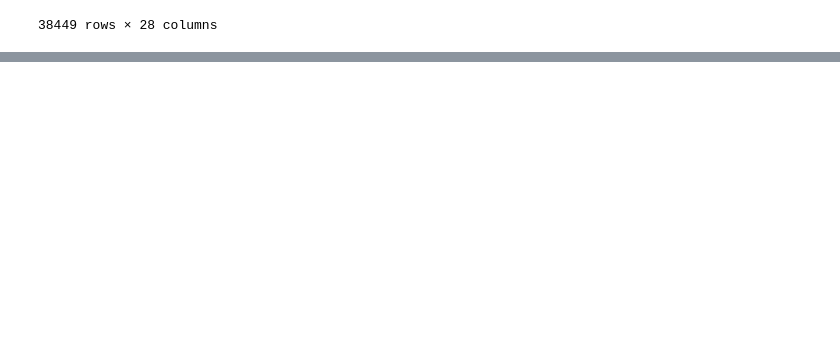
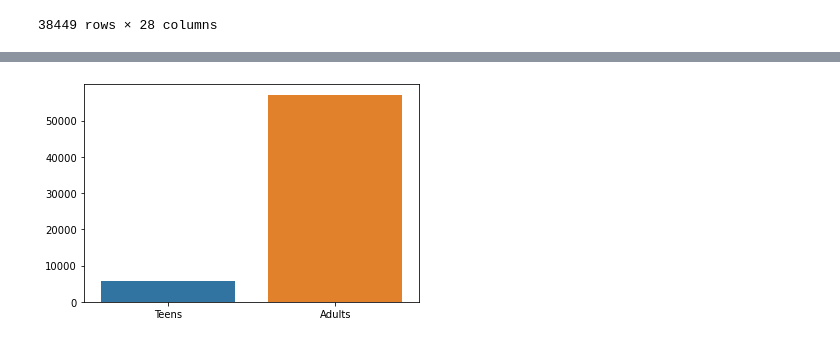
Before and after one commit to nvenkate-cyber/gun_shootings.github.io, a Jupyter notebook: Gun-Violence.ipynb, the cells around one changed output, grey strips where cells are left out. Drawn from its saved outputs; the diff is of its cells as text; code cells hidden in the pictures; blank space fills up the shorter version.

Commit message:
adding suspect barplot

```diff
--- a/Gun-Violence.ipynb
+++ b/Gun-Violence.ipynb
@@ -40,6 +41,7 @@ df
 | 225874 | 1019212 | 2017-12-31 | Kentucky | Robards | 11000 block of US 41 | 0 | 1 | http://www.gunviolencearchive.org... | http://www.14news.com/story/37398... | ... |
 61401 rows × 28 columns
 # %%
+# removing nan rows from participant_age column
 df_age = df.dropna(subset =['participant_age'])
 
 def splitting(x):
@@ -50,7 +52,18 @@ def splitting(x):
         dict[int(y[0])] = int(y[1])
     return dict
 
+def splitting_group(x):
+    x = str(x).split('||')
+    dict = {}
+    for y in x:
+        y = y.split("::")
+        if len(y) == 2:
+            dict[int(y[0])] = y[1]
+    return dict
+
 df_age['participant_age'] = df_age['participant_age'].apply(splitting)
+df_age['participant_age_group'] = df_age['participant_age_group'].apply(splitting_group)
+df_age['participant_type'] = df_age['participant_type'].apply(splitting_group)
 # %% [output]
 A value is trying to be set on a copy of a slice from a DataFrame.
 Try using .loc[row_indexer,col_indexer] = value instead
@@ -218,0 +317,10 @@ df_populations.head(10)
+# %%
+# barplot of number of suspects per age group
+plt.figure()
+
+total_teens = df_age.loc[:, 'suspect_teens'].sum()
+total_adults = df_age.loc[:, 'suspect_adults'].sum()
+sns.barplot(x=['Teens', 'Adults'], y=[total_teens, total_adults])
+plt.show()
+# %% [output]
+[figure, added]
```
Also changed, not shown: parts of 5 cells of this notebook.
